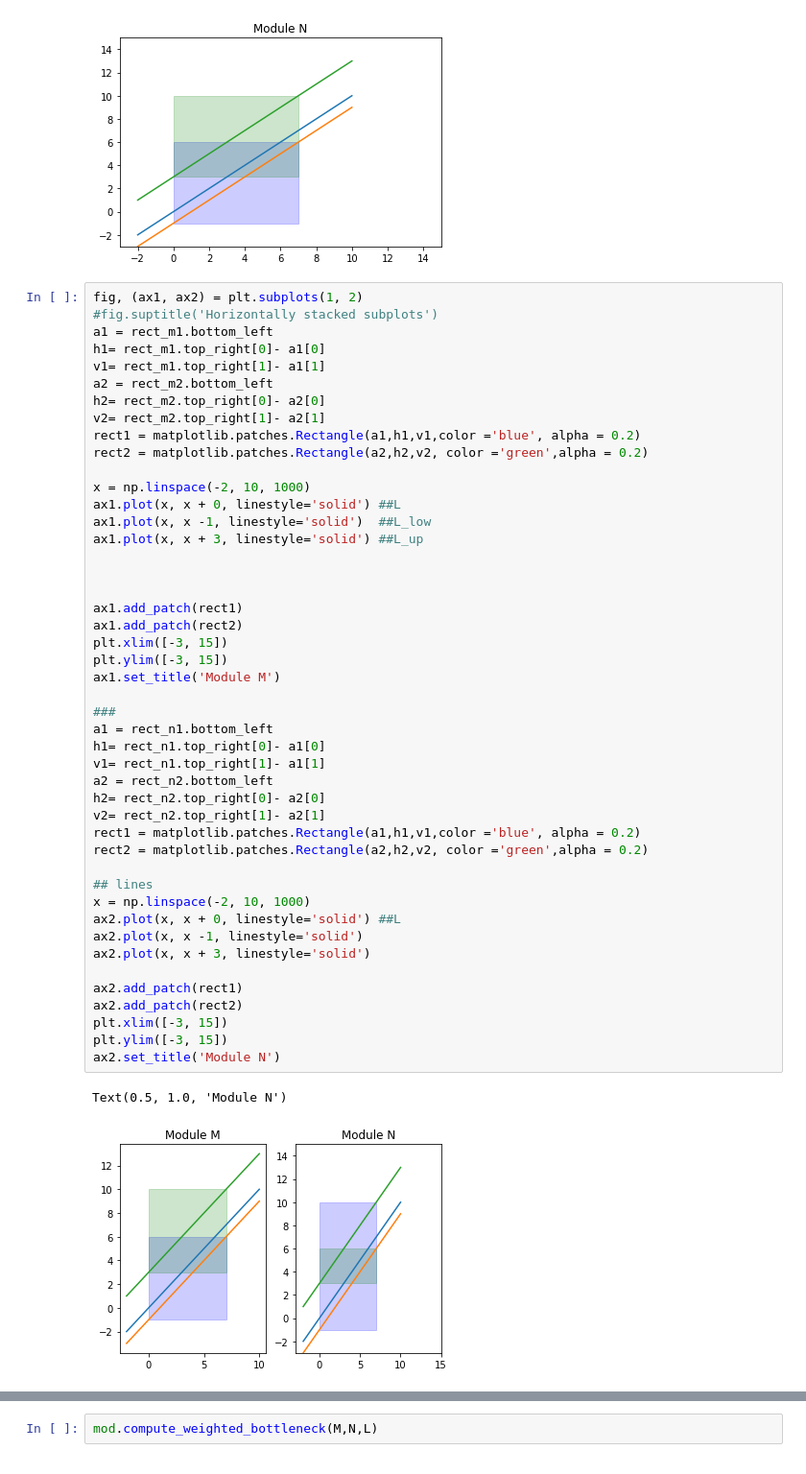
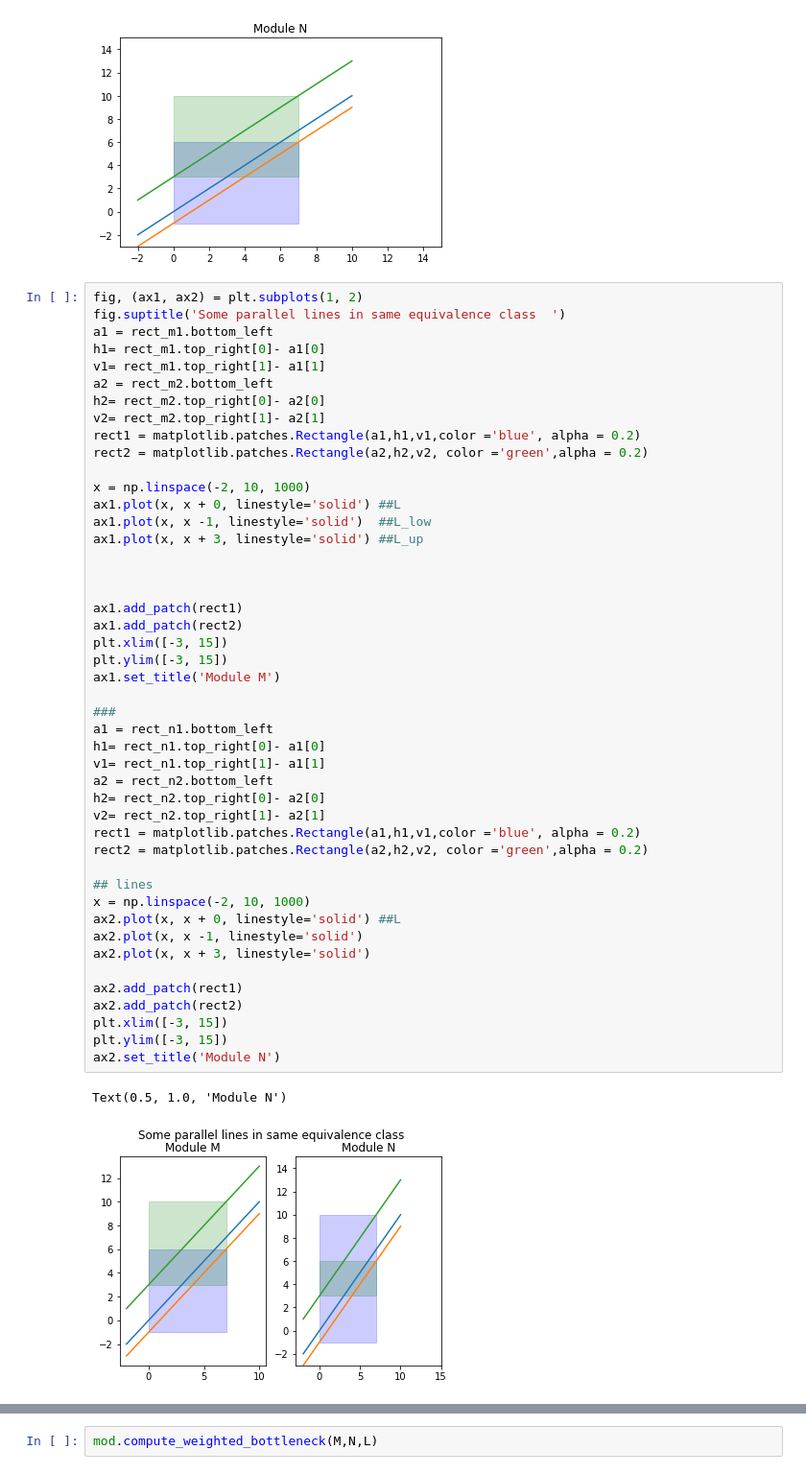
Before and after one commit to asilata/matching-distance-code, a Jupyter notebook: Matching_distance_notebook.ipynb, the cells around one changed output, grey strips where cells are left out. Shown at 96% size. Drawn from its saved outputs; the diff is of its cells as text.

Commit message:
added plot

```diff
--- a/Matching_distance_notebook.ipynb
+++ b/Matching_distance_notebook.ipynb
@@ -85,7 +85,7 @@ plt.show()
 [figure]
 # %%
 fig, (ax1, ax2) = plt.subplots(1, 2)
-#fig.suptitle('Horizontally stacked subplots')
+fig.suptitle('Some parallel lines in same equivalence class  ')
 a1 = rect_m1.bottom_left
 h1= rect_m1.top_right[0]- a1[0]
 v1= rect_m1.top_right[1]- a1[1]
@@ -104,34 +104,34 @@ ax1.plot(x, x + 3, linestyle='solid') ##L_up
 
 ax1.add_patch(rect1)
 ax1.add_patch(rect2)
 plt.xlim([-3, 15])
 plt.ylim([-3, 15])
 ax1.set_title('Module M')
 
 ###
 a1 = rect_n1.bottom_left
 h1= rect_n1.top_right[0]- a1[0]
 v1= rect_n1.top_right[1]- a1[1]
 a2 = rect_n2.bottom_left
 h2= rect_n2.top_right[0]- a2[0]
 v2= rect_n2.top_right[1]- a2[1]
 rect1 = matplotlib.patches.Rectangle(a1,h1,v1,color ='blue', alpha = 0.2)
 rect2 = matplotlib.patches.Rectangle(a2,h2,v2, color ='green',alpha = 0.2)
 
 ## lines
 x = np.linspace(-2, 10, 1000)
 ax2.plot(x, x + 0, linestyle='solid') ##L
 ax2.plot(x, x -1, linestyle='solid')
 ax2.plot(x, x + 3, linestyle='solid')
 
 ax2.add_patch(rect1)
 ax2.add_patch(rect2)
 plt.xlim([-3, 15])
 plt.ylim([-3, 15])
 ax2.set_title('Module N')
 # %% [output]
 Text(0.5, 1.0, 'Module N')
-[figure, old version]
+[figure, new version]
 # %%
 [inter_m1, param_m1] = rect_m1.find_intersection(L_low)
 print(inter_m1)
```
Also changed, not shown: parts of 14 cells of this notebook.
